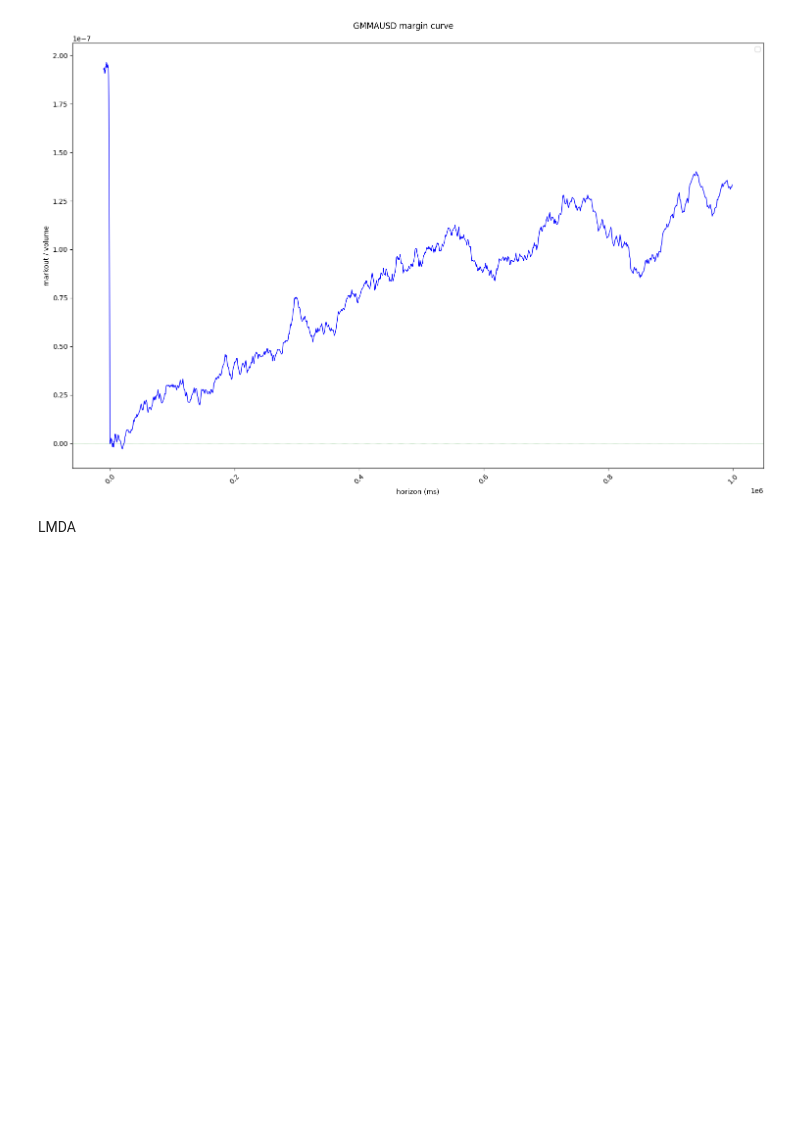
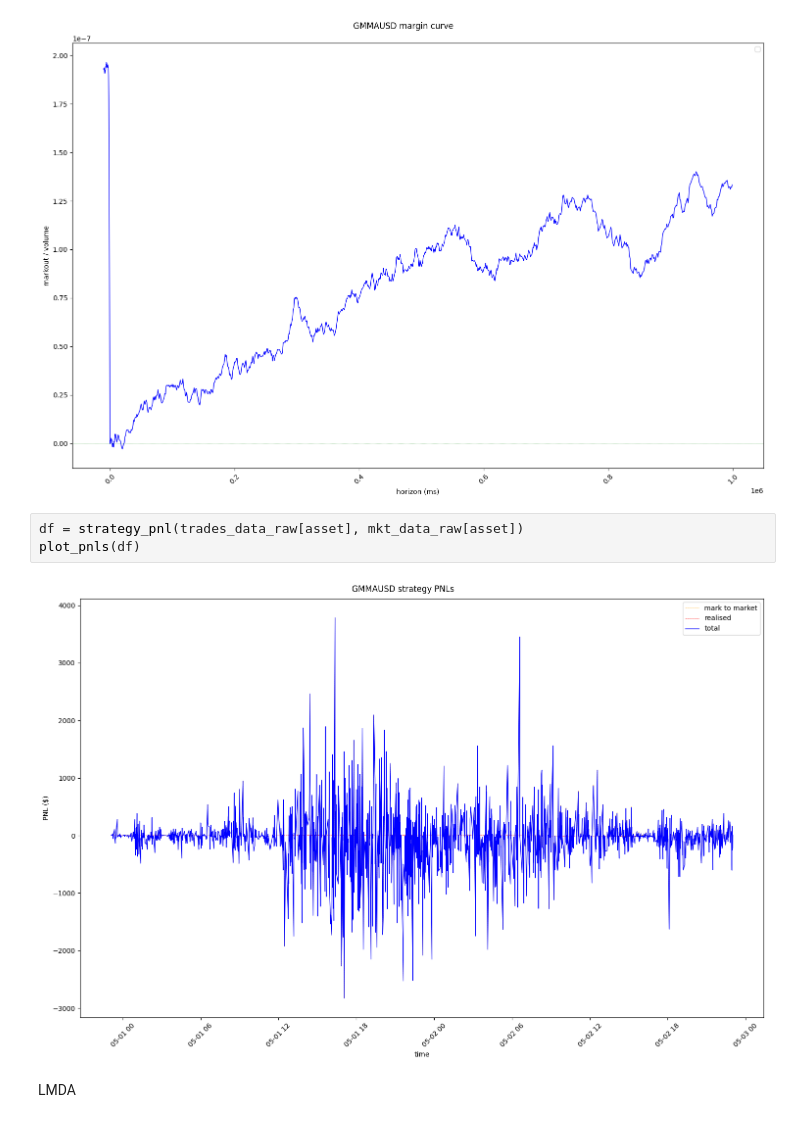
Before and after one commit to victorsnchz/FX_PNLs, a Jupyter notebook: assignment.ipynb, the cells around one changed output. Cells and saved outputs as stored; diff of their text form; blank space fills up the shorter version.

```diff
--- a/assignment.ipynb
+++ b/assignment.ipynb
@@ -286,6 +364,11 @@ trades_margin = get_trades_margin(mkt_data_raw[asset], trades_data_raw[asset],ti
 plot_margin(trades_margin)
 # %% [output]
 [figure]
+# %%
+df = strategy_pnl(trades_data_raw[asset], mkt_data_raw[asset])
+plot_pnls(df)
+# %% [output]
+[figure, added]
 # %% [markdown]
 LMDA
 # %%
```
Also changed, not shown: parts of 10 cells of this notebook.
